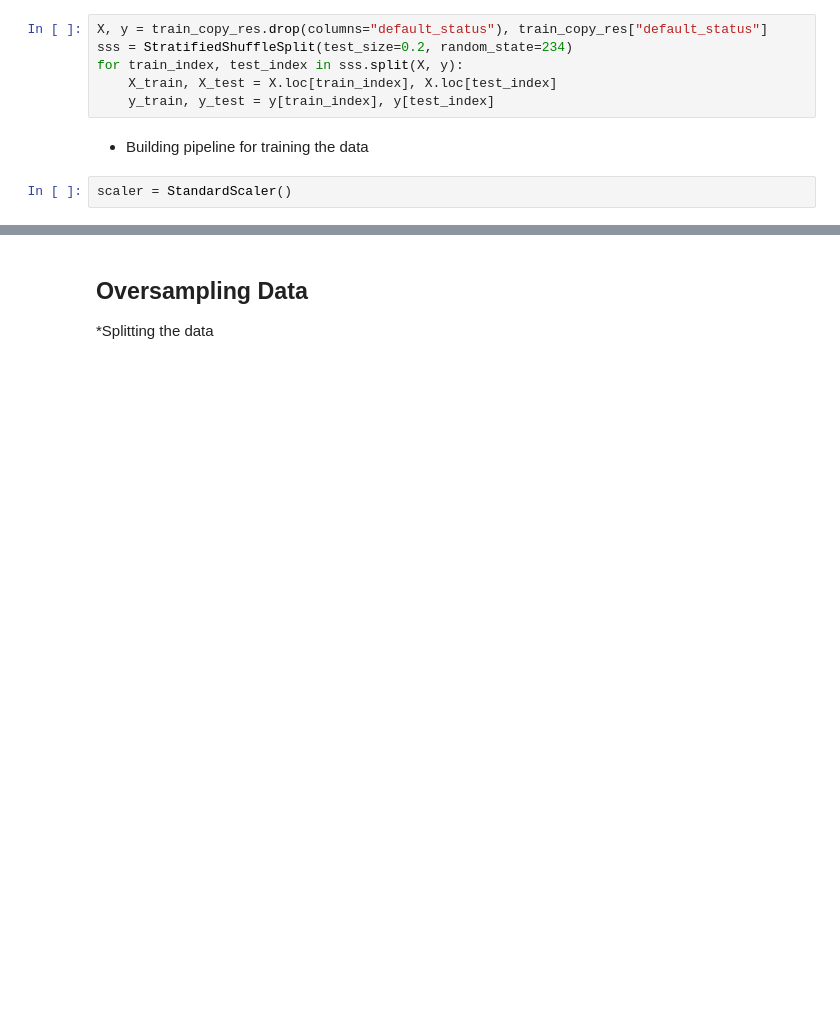
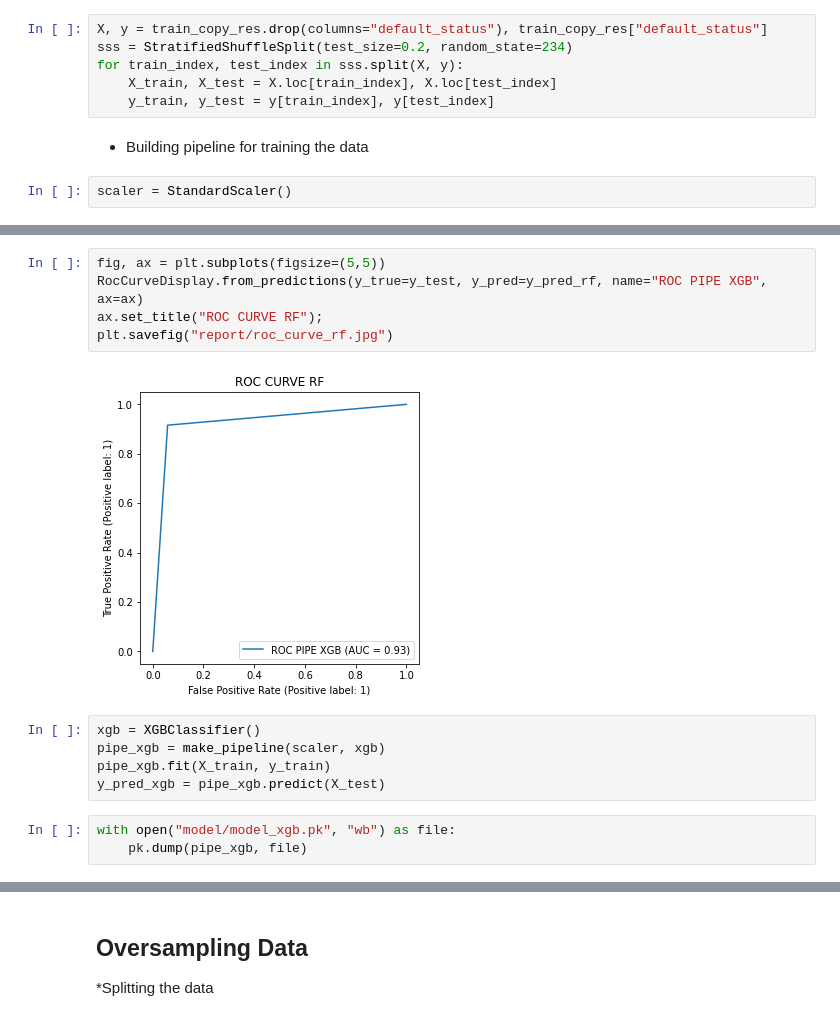
Before and after one commit to akinyosoyeisaac/DSN-KOWOPE-MART, a Jupyter notebook: notebook/EDA.ipynb, the cells around one changed output, grey strips where cells are left out. Drawn from its saved outputs; the diff is of its cells as text; blank space fills up the shorter version.

```diff
--- a/notebook/EDA.ipynb
+++ b/notebook/EDA.ipynb
@@ -282,0 +303,15 @@ classification_report(y_test, y_pred_rf)
+# %%
+fig, ax = plt.subplots(figsize=(5,5))
+RocCurveDisplay.from_predictions(y_true=y_test, y_pred=y_pred_rf, name="ROC PIPE XGB", ax=ax)
+ax.set_title("ROC CURVE RF");
+plt.savefig("report/roc_curve_rf.jpg")
+# %% [output]
+[figure, added]
+# %%
+xgb = XGBClassifier()
+pipe_xgb = make_pipeline(scaler, xgb)
+pipe_xgb.fit(X_train, y_train)
+y_pred_xgb = pipe_xgb.predict(X_test)
+# %%
+with open("model/model_xgb.pk", "wb") as file:
+    pk.dump(pipe_xgb, file)
```
Also changed, not shown: parts of 34 cells of this notebook, 9 other files.
